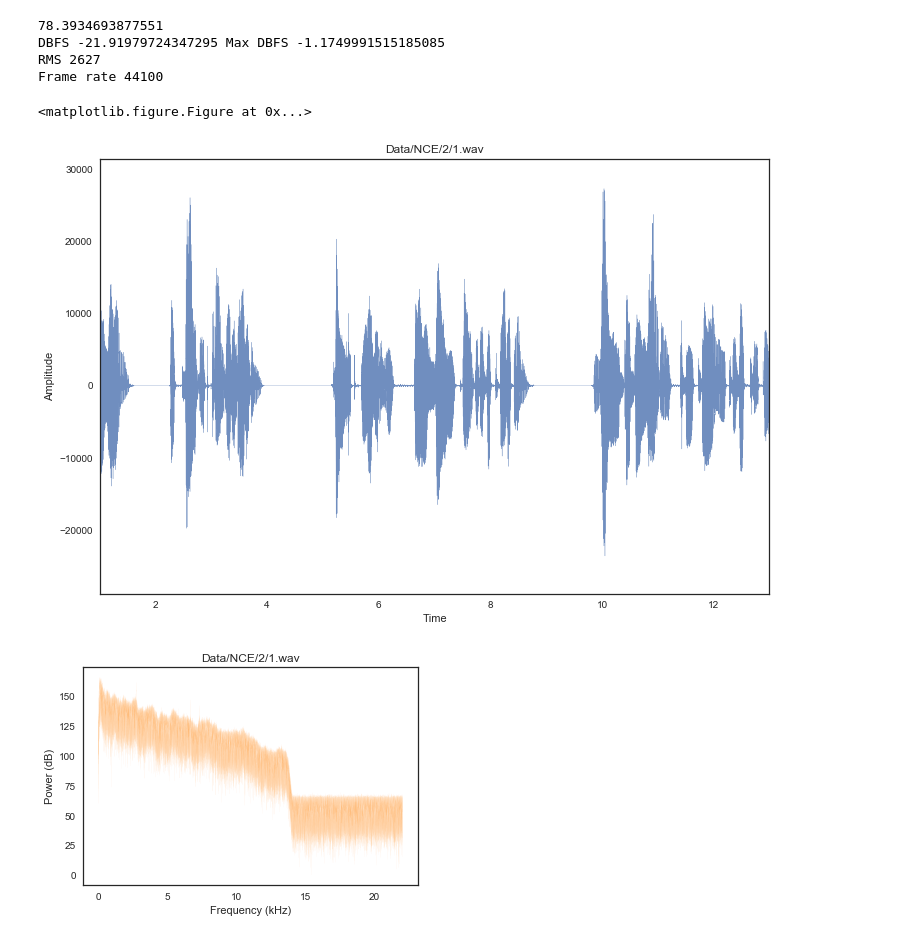
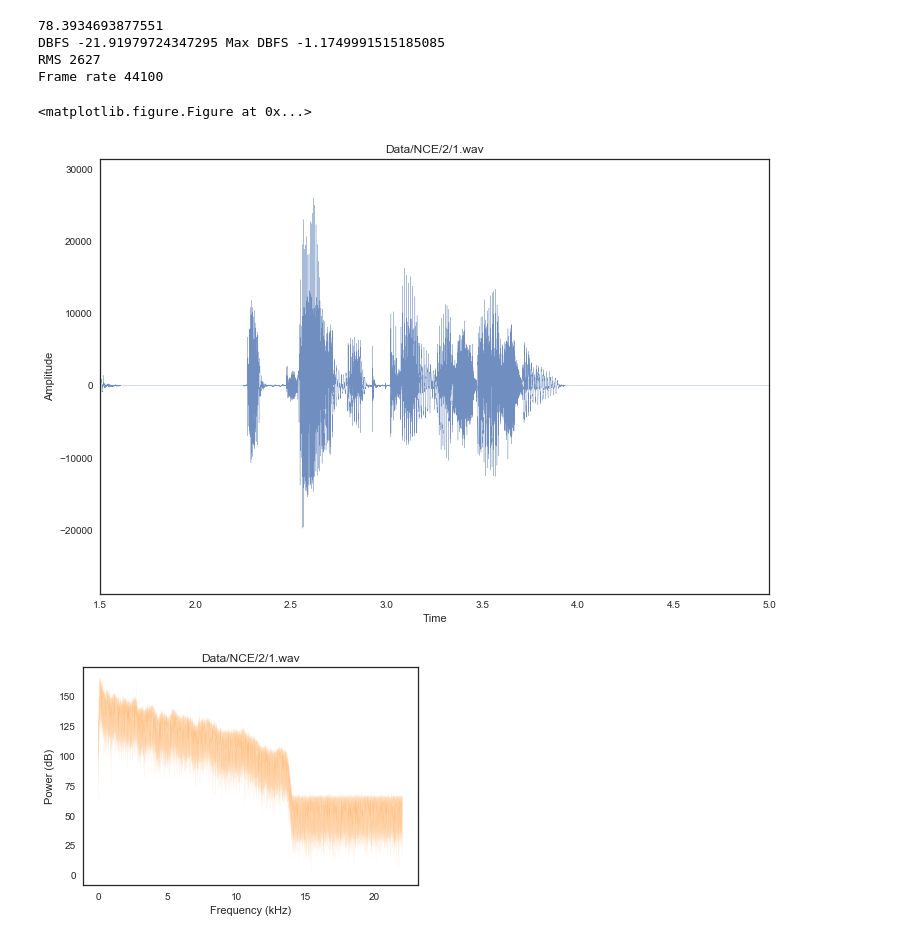
Before and after one commit to tongbaojia/Insight, a Jupyter notebook: Project/MVP.ipynb, the cells around one changed output. Saved outputs shown, nothing was run; the diff lists cells and outputs as text; code cells hidden in the pictures.

```diff
--- a/Project/MVP.ipynb
+++ b/Project/MVP.ipynb
@@ -151,19 +151,22 @@ Frame rate 44100
 # %%
 ## Get the raw sound data as array
 r_np = sound.get_array_of_samples()
 sns.set_style("white")
 ##inspect time vs Amplitude
 plt.clf()
 plt.figure(figsize=(12, 8))
 plt.title(f_wav)
 plt.plot(np.linspace(0, len(r_np)/sound.frame_rate, len(r_np)), r_np, linewidth=0.3, alpha=0.8)
-plt.xlim(1, 13)
+#plt.xlim(1.5, 15)
+plt.xlim(1.5, 5)
+#plt.xlim(5, 9.5)
+#plt.xlim(9.5, 15)
 plt.xlabel('Time')
 plt.ylabel('Amplitude')
 plt.show()
 # %% [output]
 <matplotlib.figure.Figure at 0x...>
-[figure, old version]
+[figure, new version]
 # %%
 ## Frequency analysis, if needed
 fourier=fft.fft(r_np)
```
Also changed, not shown: 15 other files.
